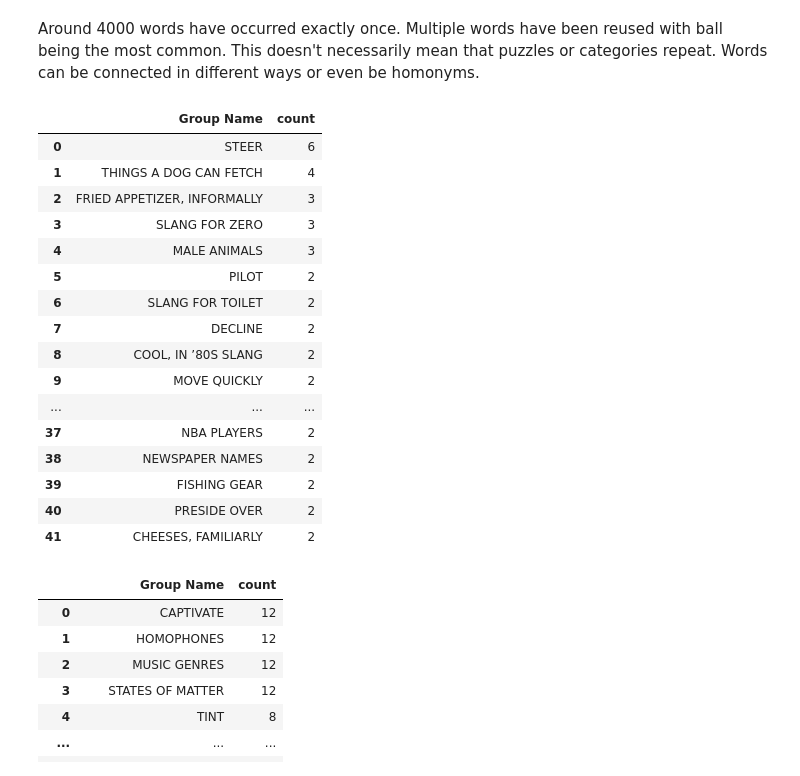
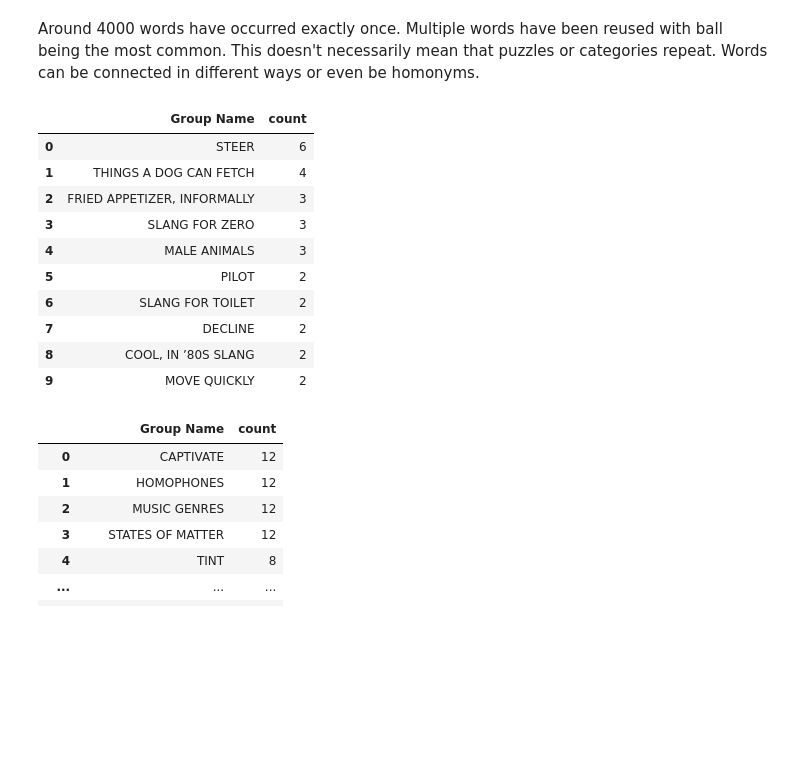
Before and after one commit to Megabuster/NYTConnections, a Jupyter notebook: ConnectionsViewer1.ipynb, the cells around one changed output. Saved outputs shown, nothing was run; the diff lists cells and outputs as text; code cells hidden in the pictures; blank space fills up the shorter version.

```diff
--- a/ConnectionsViewer1.ipynb
+++ b/ConnectionsViewer1.ipynb
@@ -39,7 +38,8 @@ True
 
 We want to collect all the group names observed for each color and clean up these lists for analysis.
 # %%
-connections_df = pd.read_csv('https://raw.githubusercontent.com/Megabuster/NYTConnections/refs/heads/main/Connections_Data.csv')
+DATA_URL = 'https://raw.githubusercontent.com/Megabuster/NYTConnections/refs/heads/main/Connections_Data.csv'
+connections_df = pd.read_csv(DATA_URL)
 connections_df.head()
 # %% [output]
 |  | Game ID | Puzzle Date | Word | Group Name | Group Level | Starting Row | Starting Column |
@@ -166,25 +166,19 @@ Around 4000 words have occurred exactly once. Multiple words have been reused wi
 # %%
 top_25_recurring = word_counts.head(25).reset_index()['Word']
 recurring_groups = connections_df[connections_df['Word'].isin(top_25_recurring)]['Group Name'].value_counts().reset_index()
-recurring_groups[recurring_groups['count'] > 1]
+recurring_groups[recurring_groups['count'] > 1].head(10)
 # %% [output]
 |  | Group Name | count |
 | 0 | STEER | 6 |
 | 1 | THINGS A DOG CAN FETCH | 4 |
 | 2 | FRIED APPETIZER, INFORMALLY | 3 |
 | 3 | SLANG FOR ZERO | 3 |
 | 4 | MALE ANIMALS | 3 |
 | 5 | PILOT | 2 |
 | 6 | SLANG FOR TOILET | 2 |
 | 7 | DECLINE | 2 |
 | 8 | COOL, IN ’80S SLANG | 2 |
 | 9 | MOVE QUICKLY | 2 |
-| ... | ... | ... |
-| 37 | NBA PLAYERS | 2 |
-| 38 | NEWSPAPER NAMES | 2 |
-| 39 | FISHING GEAR | 2 |
-| 40 | PRESIDE OVER | 2 |
-| 41 | CHEESES, FAMILIARLY | 2 |
 # %%
 yellow_df = connections_df[connections_df['Group Level'] == 0]
 green_df = connections_df[connections_df['Group Level'] == 1]
```
Also changed, not shown: parts of 2 cells of this notebook.
